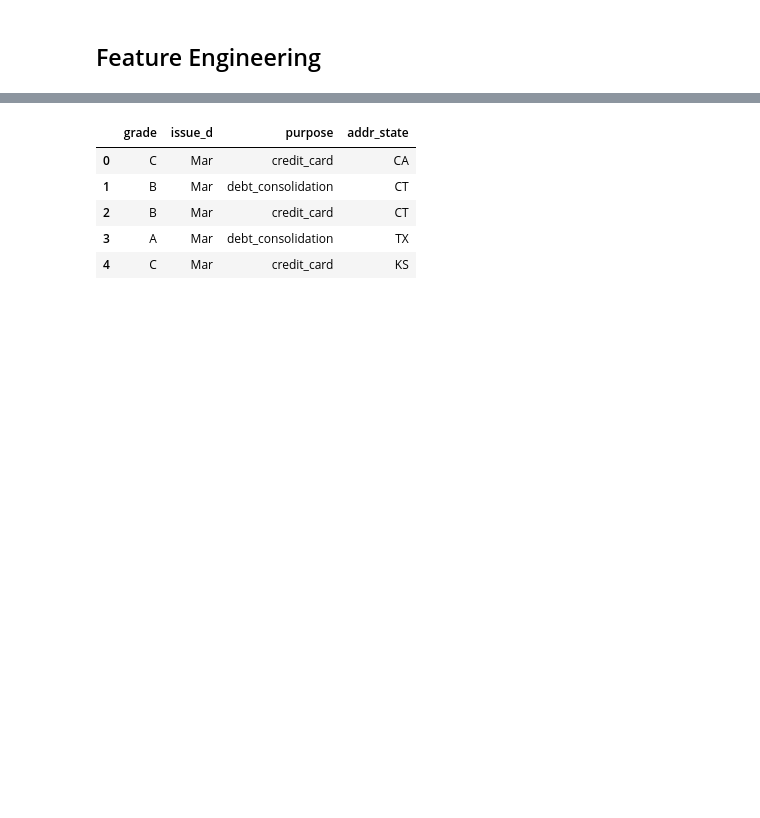
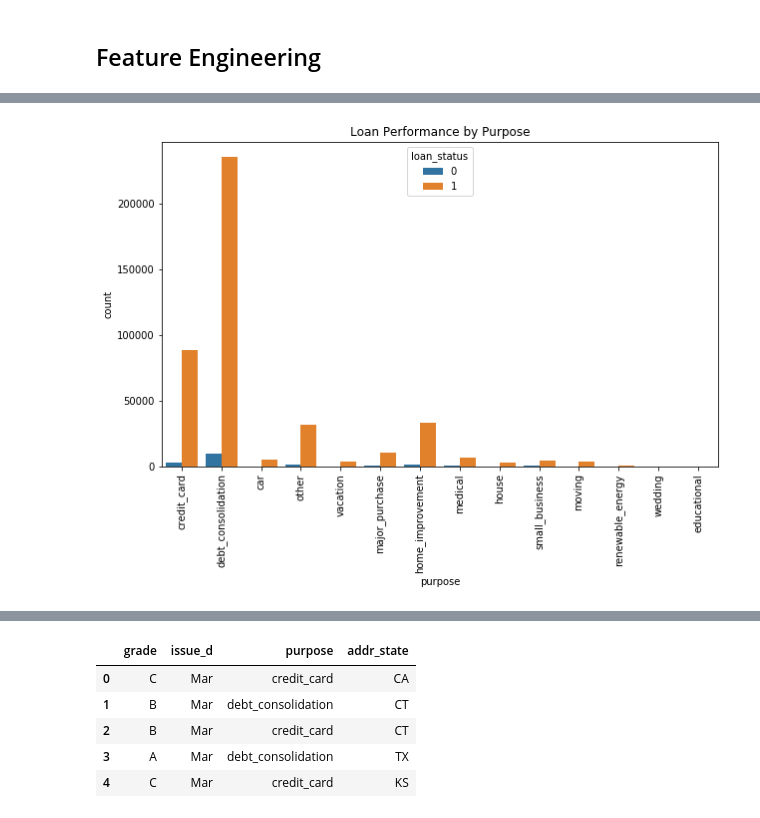
Before and after one commit to pmandj/LoanPerformance, a Jupyter notebook: PredictingLoanPerformance.ipynb, the cells around one changed output, grey strips where cells are left out. Drawn from its saved outputs; the diff is of its cells as text; code cells hidden in the pictures; blank space fills up the shorter version.

```diff
--- a/PredictingLoanPerformance.ipynb
+++ b/PredictingLoanPerformance.ipynb
@@ -71,3 +51,11 @@ Name: loan_status, dtype: int64
+# %%
+plt.figure(figsize=(10,6))
+plt.title('Loan Performance by Purpose')
+sns.countplot(df.purpose, hue=df.loan_status)
+plt.xticks(rotation=90)
+plt.show();
+# %% [output]
+[figure, added]
 # %%
 #label encoding loan grades to make the column usable
 #label encoding helps keep dimensionality low
```
Also changed, not shown: parts of 49 cells of this notebook.
